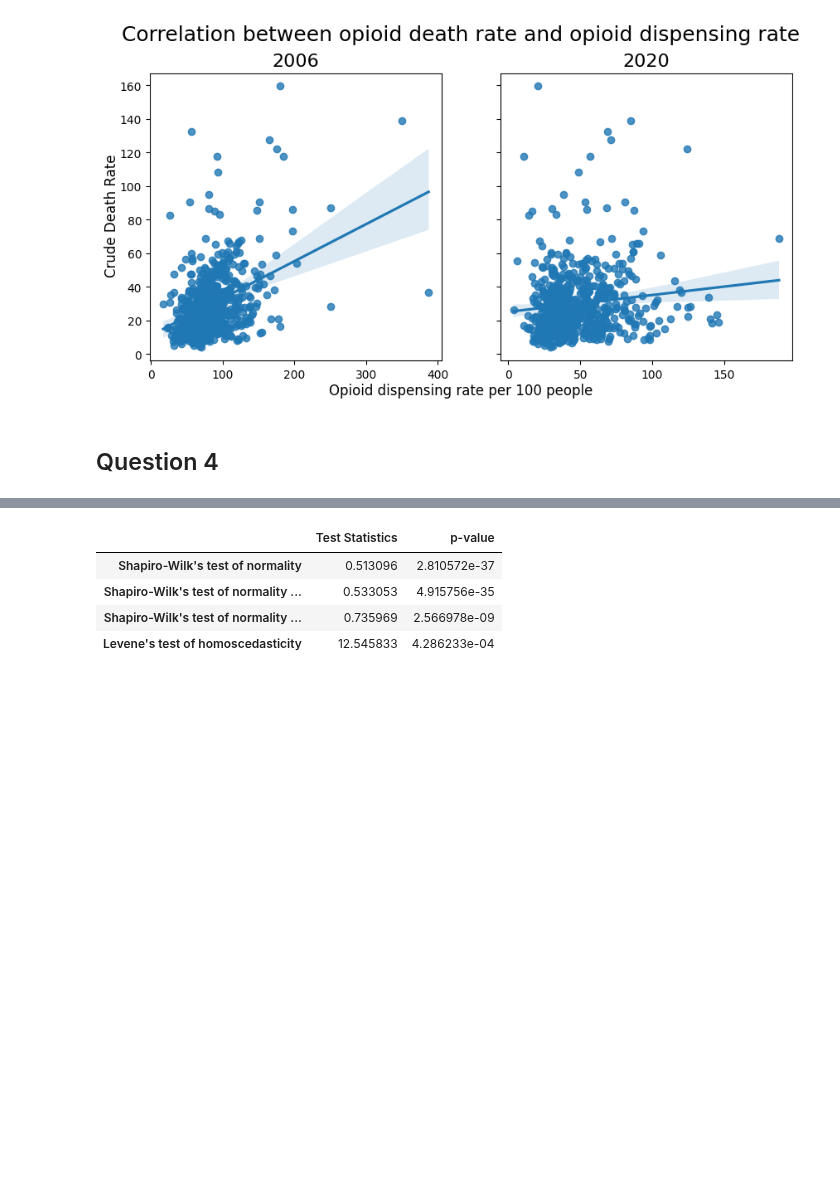
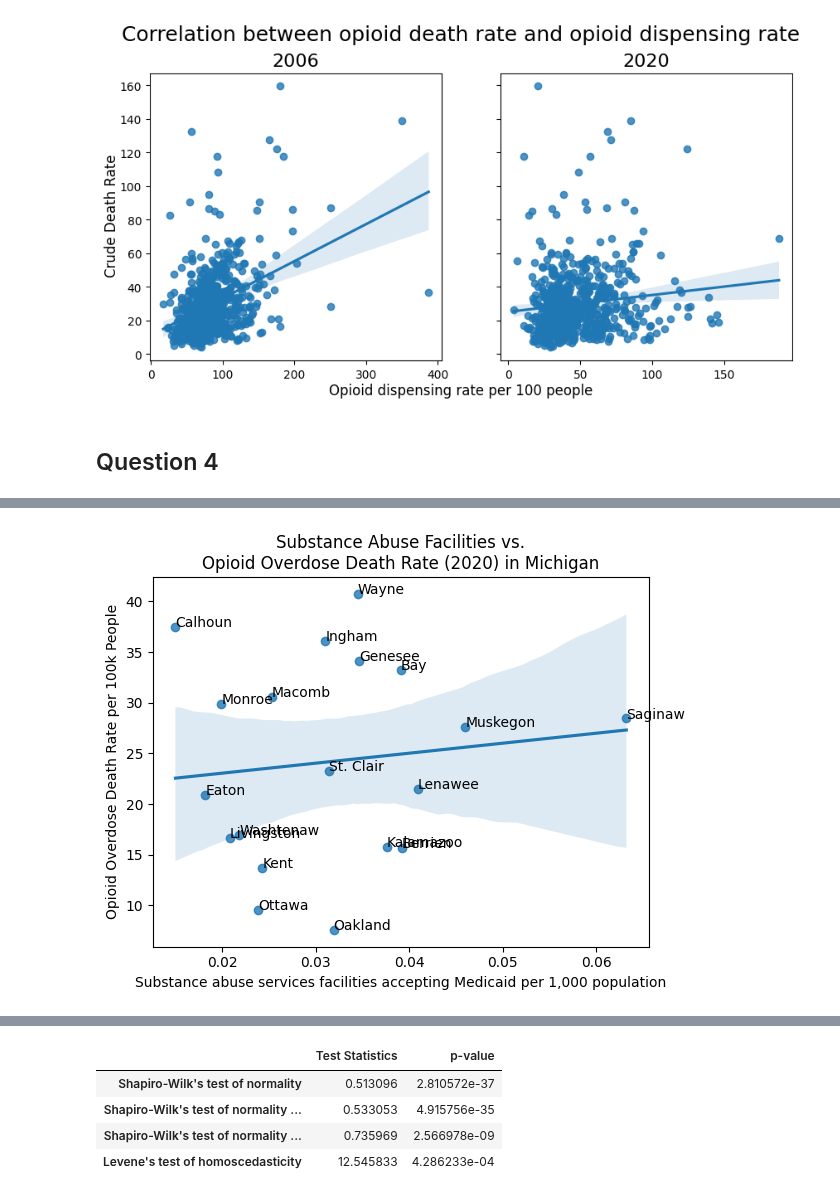
Before and after one commit to Ludougan123234/624-project, a Jupyter notebook: final.ipynb, the cells around one changed output, grey strips where cells are left out. Cells and saved outputs as stored; diff of their text form; code cells hidden in the pictures; blank space fills up the shorter version.

```diff
--- a/final.ipynb
+++ b/final.ipynb
@@ -442,8 +485,7 @@ plot_color = [mcolors.to_hex(c) for c in colmap([0.2, 0.4, 0.6, 0.8, 1.0])] + [
 color_dict = {i: c for i, c in zip(['a', 'b', 'c', 'd', 'e', 'x'], plot_color)}
 
 plot_extra = True
-for i in range(2006, 2021):
-    print(f"making {i} plot")
+for i in tqdm(range(2006, 2021)):
     fig, ax = plt.subplots(1, 1, figsize=(11, 9))
 
     filtered_data = death_sgdf[
@@ -557,6 +599,6 @@ for i in range(2006, 2021):
 fname = "./visualization/2006-2020 state opioid od Crude Rate.gif"
 
 with imageio.get_writer(fname, mode='I', duration=1000) as writer:
-    for filename in sorted([f for f in os.listdir(os.curdir + "/viz_raw/ood_jnp/") if os.path.isfile(os.curdir + "/viz_raw/ood_jnp/" + f)]):
+    for filename in tqdm(sorted([f for f in os.listdir(os.curdir + "/viz_raw/ood_jnp/") if os.path.isfile(os.curdir + "/viz_raw/ood_jnp/" + f)])):
         image = imageio.imread("./viz_raw/ood_jnp/" + filename)
         writer.append_data(image)
@@ -744,0 +851,25 @@ Text(0.07, 0.5, 'Crude Death Rate')
+# %%
+# creating regression plot of substance abuse facilities vs. opioid overdose death rate in Michigan
+import random
+michigan_df = death_mental_df[death_mental_df.STATE == "Michigan"]
+
+sns.regplot(x="AMFAR_MEDSAFAC_RATE", y="Crude Rate", data=michigan_df)
+
+# plotting county names on graph
+for i in range(len(michigan_df)):
+    plt.text(
+        michigan_df["AMFAR_MEDSAFAC_RATE"].iloc[i],
+        michigan_df["Crude Rate"].iloc[i],
+        michigan_df["COUNTY"].iloc[i][:-7],
+    )
+
+plt.title(
+    "Substance Abuse Facilities vs.\nOpioid Overdose Death Rate (2020) in Michigan"
+)
+plt.xlabel(
+    "Substance abuse services facilities accepting Medicaid per 1,000 population"
+)
+plt.ylabel("Opioid Overdose Death Rate per 100k People");
+# plt.legend()
+# %% [output]
+[figure, added]
```
Also changed, not shown: parts of 31 cells of this notebook, 1 other file.
